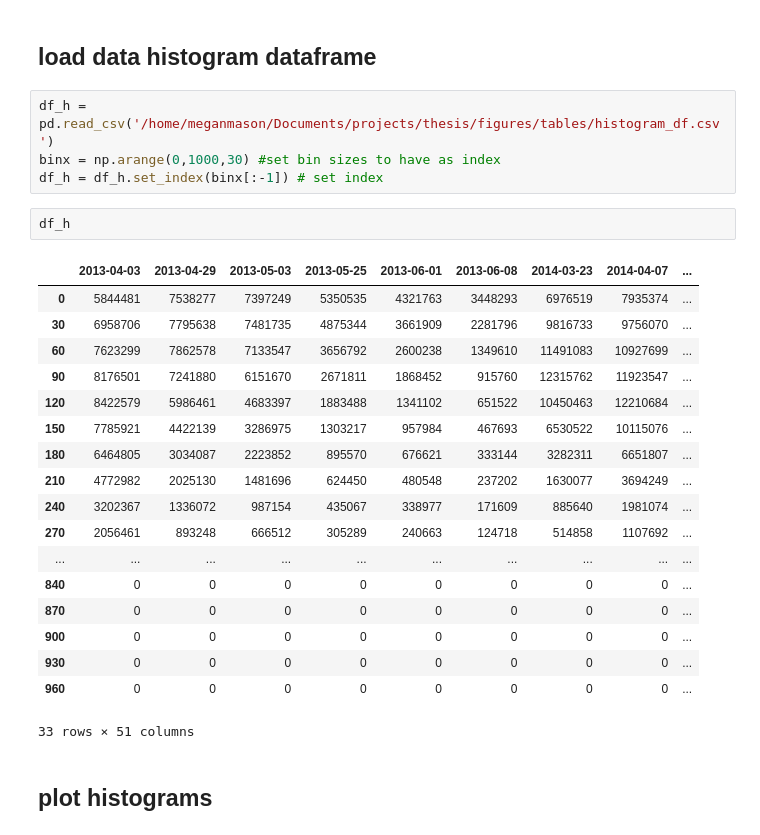
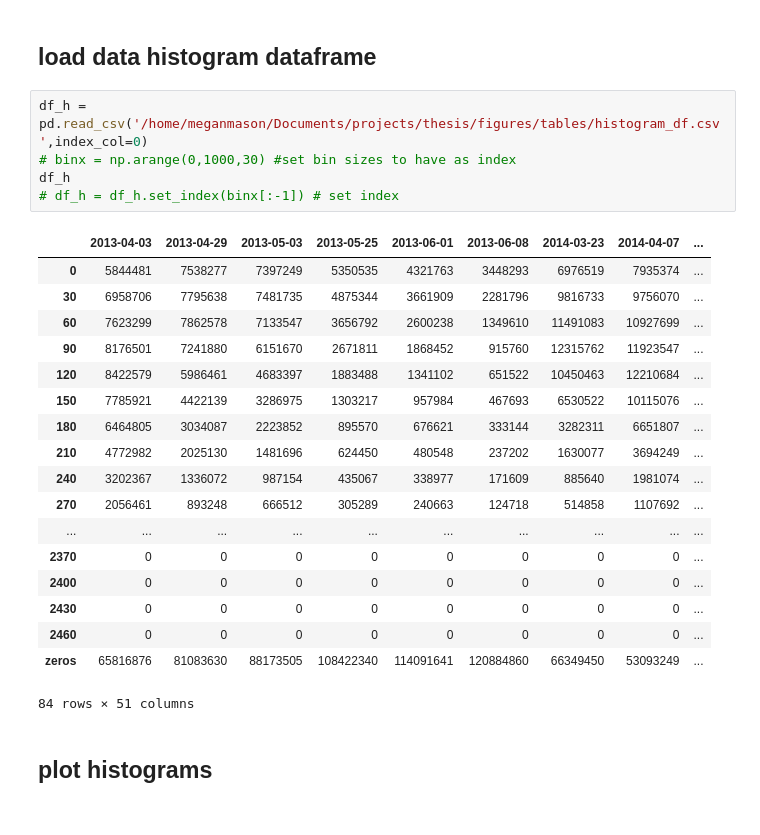
Before and after one commit to meganmason/jlabs, a Jupyter notebook: 3m_analysis/3m_histograms.ipynb, the cells around one changed output. Saved outputs shown, nothing was run; the diff lists cells and outputs as text.

```diff
--- a/3m_analysis/3m_histograms.ipynb
+++ b/3m_analysis/3m_histograms.ipynb
@@ -31,30 +31,29 @@ fs_legend = 20
 # %% [markdown]
 ## load data histogram dataframe
 # %%
-df_h = pd.read_csv('/home/meganmason/Documents/projects/thesis/figures/tables/histogram_df.csv')
-binx = np.arange(0,1000,30) #set bin sizes to have as index
-df_h = df_h.set_index(binx[:-1]) # set index
+df_h = pd.read_csv('/home/meganmason/Documents/projects/thesis/figures/tables/histogram_df.csv',index_col=0)
+# binx = np.arange(0,1000,30) #set bin sizes to have as index
+df_h
+# df_h = df_h.set_index(binx[:-1]) # set index
+# %% [output]
+|  | 2013-04-03 | 2013-04-29 | 2013-05-03 | 2013-05-25 | 2013-06-01 | 2013-06-08 | 2014-03-23 | 2014-04-07 | ... |
+| 0 | 5844481 | 7538277 | 7397249 | 5350535 | 4321763 | 3448293 | 6976519 | 7935374 | ... |
+| 30 | 6958706 | 7795638 | 7481735 | 4875344 | 3661909 | 2281796 | 9816733 | 9756070 | ... |
+| 60 | 7623299 | 7862578 | 7133547 | 3656792 | 2600238 | 1349610 | 11491083 | 10927699 | ... |
+| 90 | 8176501 | 7241880 | 6151670 | 2671811 | 1868452 | 915760 | 12315762 | 11923547 | ... |
+| 120 | 8422579 | 5986461 | 4683397 | 1883488 | 1341102 | 651522 | 10450463 | 12210684 | ... |
+| 150 | 7785921 | 4422139 | 3286975 | 1303217 | 957984 | 467693 | 6530522 | 10115076 | ... |
+| 180 | 6464805 | 3034087 | 2223852 | 895570 | 676621 | 333144 | 3282311 | 6651807 | ... |
+| 210 | 4772982 | 2025130 | 1481696 | 624450 | 480548 | 237202 | 1630077 | 3694249 | ... |
+| 240 | 3202367 | 1336072 | 987154 | 435067 | 338977 | 171609 | 885640 | 1981074 | ... |
+| 270 | 2056461 | 893248 | 666512 | 305289 | 240663 | 124718 | 514858 | 1107692 | ... |
+| ... | ... | ... | ... | ... | ... | ... | ... | ... | ... |
+| 2370 | 0 | 0 | 0 | 0 | 0 | 0 | 0 | 0 | ... |
+| 2400 | 0 | 0 | 0 | 0 | 0 | 0 | 0 | 0 | ... |
+| 2430 | 0 | 0 | 0 | 0 | 0 | 0 | 0 | 0 | ... |
+| 2460 | 0 | 0 | 0 | 0 | 0 | 0 | 0 | 0 | ... |
+| zeros | 65816876 | 81083630 | 88173505 | 108422340 | 114091641 | 120884860 | 66349450 | 53093249 | ... |
+84 rows × 51 columns
-# %%
-df_h
-# %% [output]
-|  | 2013-04-03 | 2013-04-29 | 2013-05-03 | 2013-05-25 | 2013-06-01 | 2013-06-08 | 2014-03-23 | 2014-04-07 | ... |
-| 0 | 5844481 | 7538277 | 7397249 | 5350535 | 4321763 | 3448293 | 6976519 | 7935374 | ... |
-| 30 | 6958706 | 7795638 | 7481735 | 4875344 | 3661909 | 2281796 | 9816733 | 9756070 | ... |
-| 60 | 7623299 | 7862578 | 7133547 | 3656792 | 2600238 | 1349610 | 11491083 | 10927699 | ... |
-| 90 | 8176501 | 7241880 | 6151670 | 2671811 | 1868452 | 915760 | 12315762 | 11923547 | ... |
-| 120 | 8422579 | 5986461 | 4683397 | 1883488 | 1341102 | 651522 | 10450463 | 12210684 | ... |
-| 150 | 7785921 | 4422139 | 3286975 | 1303217 | 957984 | 467693 | 6530522 | 10115076 | ... |
-| 180 | 6464805 | 3034087 | 2223852 | 895570 | 676621 | 333144 | 3282311 | 6651807 | ... |
-| 210 | 4772982 | 2025130 | 1481696 | 624450 | 480548 | 237202 | 1630077 | 3694249 | ... |
-| 240 | 3202367 | 1336072 | 987154 | 435067 | 338977 | 171609 | 885640 | 1981074 | ... |
-| 270 | 2056461 | 893248 | 666512 | 305289 | 240663 | 124718 | 514858 | 1107692 | ... |
-| ... | ... | ... | ... | ... | ... | ... | ... | ... | ... |
-| 840 | 0 | 0 | 0 | 0 | 0 | 0 | 0 | 0 | ... |
-| 870 | 0 | 0 | 0 | 0 | 0 | 0 | 0 | 0 | ... |
-| 900 | 0 | 0 | 0 | 0 | 0 | 0 | 0 | 0 | ... |
-| 930 | 0 | 0 | 0 | 0 | 0 | 0 | 0 | 0 | ... |
-| 960 | 0 | 0 | 0 | 0 | 0 | 0 | 0 | 0 | ... |
-33 rows × 51 columns
 # %% [markdown]
 ## plot histograms
 # %%
```
Also changed, not shown: parts of 1 cell of this notebook, 1 other file.
